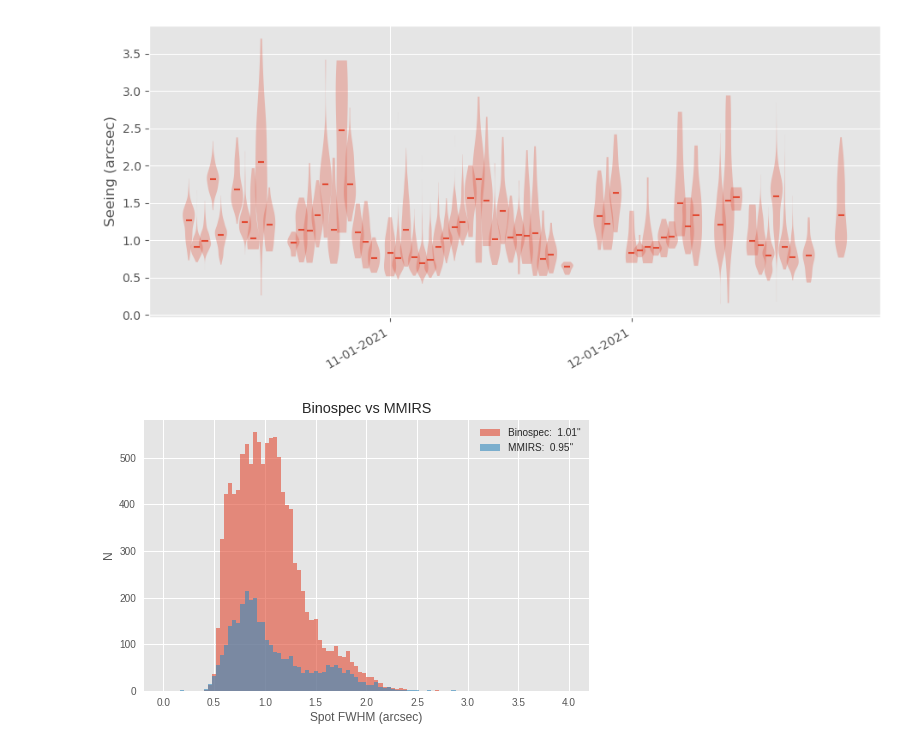
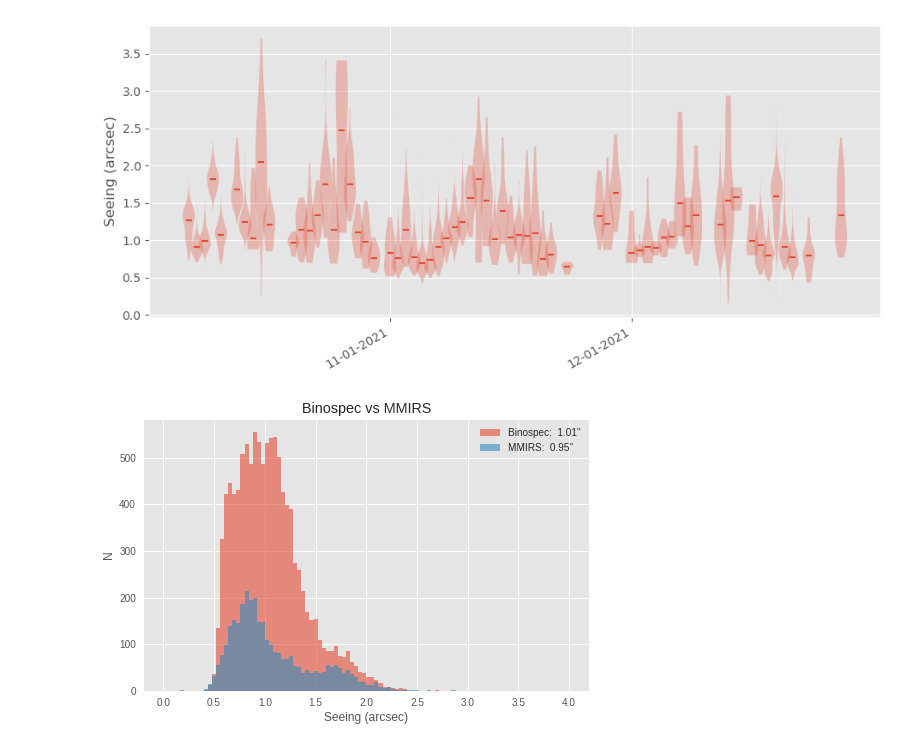
Before and after one commit to MMTObservatory/seeing_analysis, a Jupyter notebook: Seeing Summary - 2021_q4.ipynb, the cells around one changed output. Cells and saved outputs as stored; diff of their text form; code cells hidden in the pictures.

```diff
--- a/Seeing Summary - 2021_q4.ipynb
+++ b/Seeing Summary - 2021_q4.ipynb
@@ -206,17 +206,17 @@ with plt.style.context('ggplot', after_reset=True):
 # %%
 with plt.style.context('ggplot'):
     fig = plt.figure(figsize=(8, 5))
     medb = np.median(fixed['seeing'][fixed['wfs'] == 'binospec'])
     medm = np.median(fixed['seeing'][fixed['wfs'] == 'mmirs'])
     plt.hist(fixed['seeing'][fixed['wfs'] == 'binospec'], bins=100, range=(0.0, 4.), alpha=0.6, label=f"Binospec: {medb: .2f}\"")
     plt.hist(fixed['seeing'][fixed['wfs'] == 'mmirs'], bins=100, range=(0.0, 4.), alpha=0.6, label=f"MMIRS: {medm: .2f}\"")
     plt.legend()
     plt.title("Binospec vs MMIRS")
-    plt.xlabel("Spot FWHM (arcsec)")
+    plt.xlabel("Seeing (arcsec)")
     plt.ylabel("N")
 plt.savefig("bino_vs_mmirs_2021q4.png")
 plt.show()
 # %% [output]
-[figure, old version]
+[figure, new version]
 # %%
 mmirs = fixed[fixed['wfs'] == 'mmirs']
```
